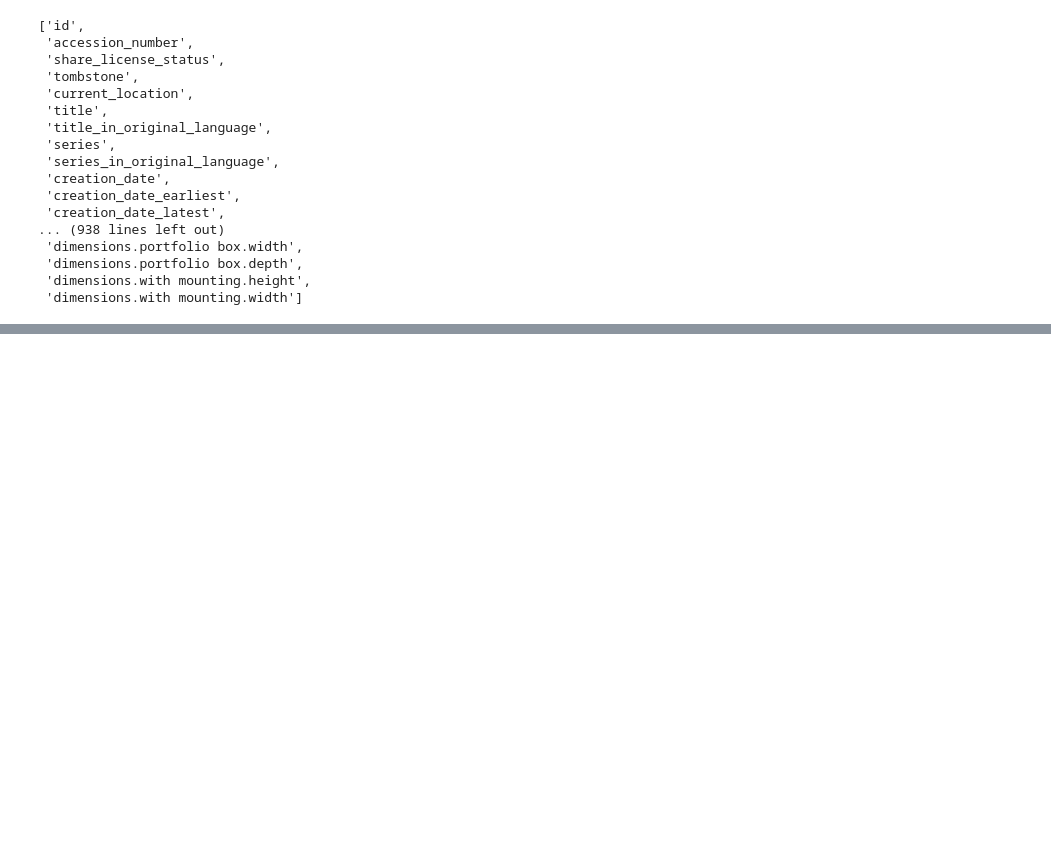
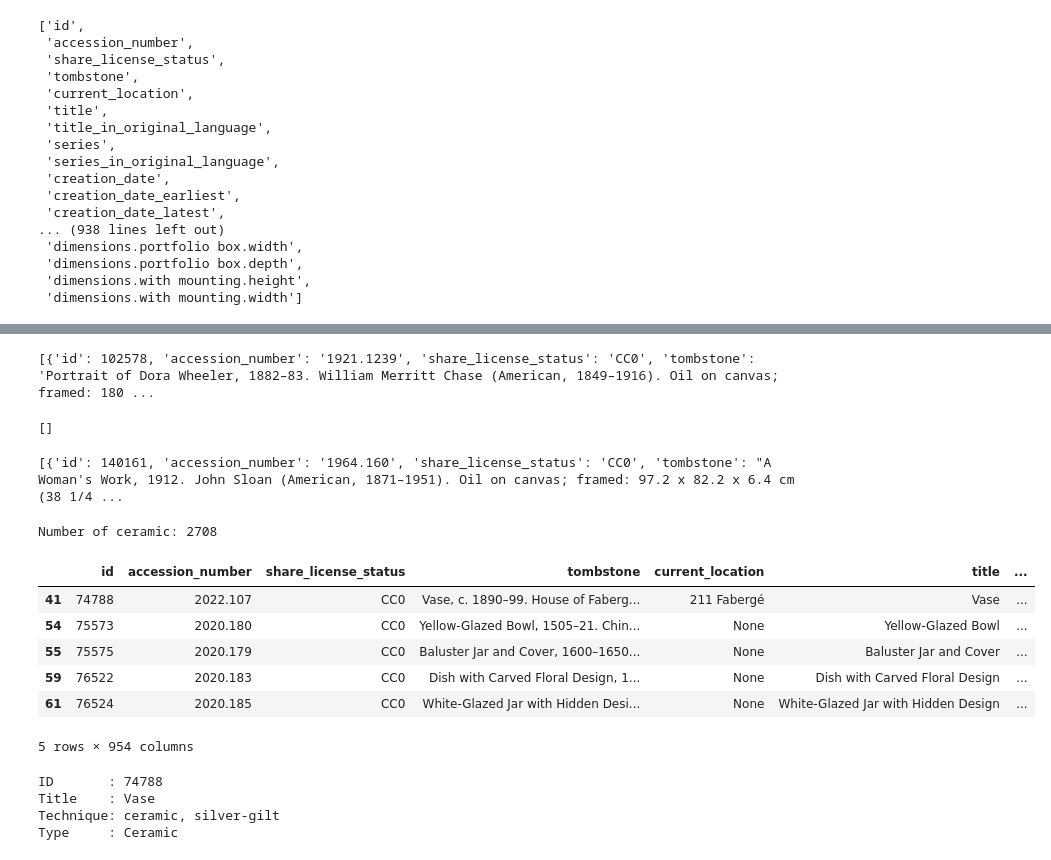
Before and after one commit to yfgann/ACTH25_project, a Jupyter notebook: class1.ipynb, the cells around one changed output, grey strips where cells are left out. Drawn from its saved outputs; the diff is of its cells as text; code cells hidden in the pictures; blank space fills up the shorter version.

Commit message:
feat: add wikidata enrichment and similar artworkds enquiry, examples of subclass - ceramic

```diff
--- a/class1.ipynb
+++ b/class1.ipynb
@@ -265,0 +285,46 @@ Image URL : https://openaccess-cdn.clevelandart.org/2020.113/2020.113_web.jpg
+# %%
+art = Artifact(raw[0])
+
+# similar artworkds in terms of year
+arts = art.similar_artworks(limit=5)
+print(arts)
+# %% [output]
+[{'id': 102578, 'accession_number': '1921.1239', 'share_license_status': 'CC0', 'tombstone': 'Portrait of Dora Wheeler, 1882–83. William Merritt Chase (American, 1849–1916). Oil on canvas; framed: 180 ...
+# %%
+arts = art.similar_artworks(limit=10, filter_author=True)
+print(arts)
+# %% [output]
+[]
+# %%
+art.wikidata_enrich()
+arts = art.similar_artworks(
+    year_window=10,
+    filter_material=True,
+)
+print(arts)
+# %% [output]
+[{'id': 140161, 'accession_number': '1964.160', 'share_license_status': 'CC0', 'tombstone': "A Woman's Work, 1912. John Sloan (American, 1871–1951). Oil on canvas; framed: 97.2 x 82.2 x 6.4 cm (38 1/4 ...
+# %%
+type_kw  = ["porcelain", "ceramic", "pottery", "earthenware"]
+tech_kw  = ["porcelain", "ceramic", "pottery", "earthenware"]
+
+type_regex = "|".join(type_kw)
+tech_regex = "|".join(tech_kw)
+
+mask_type = df["type"].str.contains(type_regex,  case=False, na=False, regex=True)
+mask_tech = df["technique"].str.contains(tech_regex, case=False, na=False, regex=True)
+
+ceramic_df = df[mask_type & mask_tech]
+print("Number of ceramic:", len(ceramic_df))
+# %% [output]
+Number of ceramic: 2708
+# %%
+ceramic_df.head()
+# %% [output]
+|  | id | accession_number | share_license_status | tombstone | current_location | title | ... |
+| 41 | 74788 | 2022.107 | CC0 | Vase, c. 1890–99. House of Faberg... | 211 Fabergé | Vase | ... |
+| 54 | 75573 | 2020.180 | CC0 | Yellow-Glazed Bowl, 1505–21. Chin... | None | Yellow-Glazed Bowl | ... |
+| 55 | 75575 | 2020.179 | CC0 | Baluster Jar and Cover, 1600–1650... | None | Baluster Jar and Cover | ... |
+| 59 | 76522 | 2020.183 | CC0 | Dish with Carved Floral Design, 1... | None | Dish with Carved Floral Design | ... |
+| 61 | 76524 | 2020.185 | CC0 | White-Glazed Jar with Hidden Desi... | None | White-Glazed Jar with Hidden Design | ... |
+5 rows × 954 columns
@@ -265,0 +363,13 @@ Image URL : https://openaccess-cdn.clevelandart.org/2020.113/2020.113_web.jpg
+# %%
+rec = ceramic_df.iloc[0].to_dict()
+cer = Ceramic(rec)
+
+print("ID       :", cer.id)
+print("Title    :", cer.title)
+print("Technique:", cer.technique)
+print("Type     :", cer.type)
+# %% [output]
+ID       : 74788
+Title    : Vase
+Technique: ceramic, silver-gilt
+Type     : Ceramic
```
Also changed, not shown: parts of 5 cells of this notebook.
